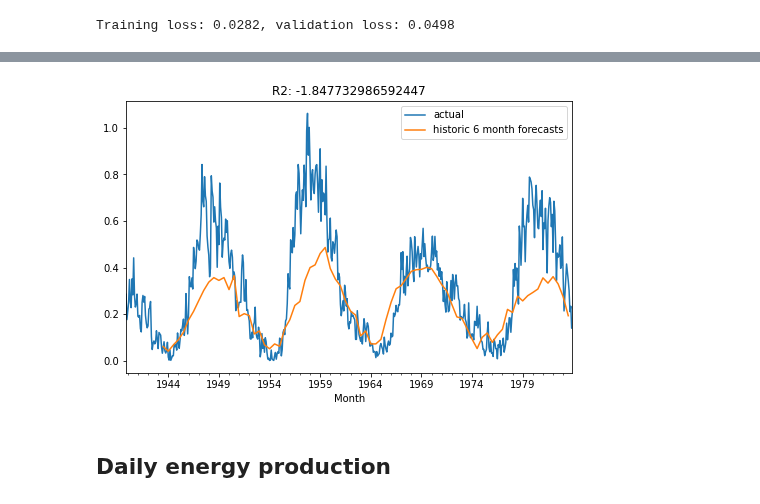
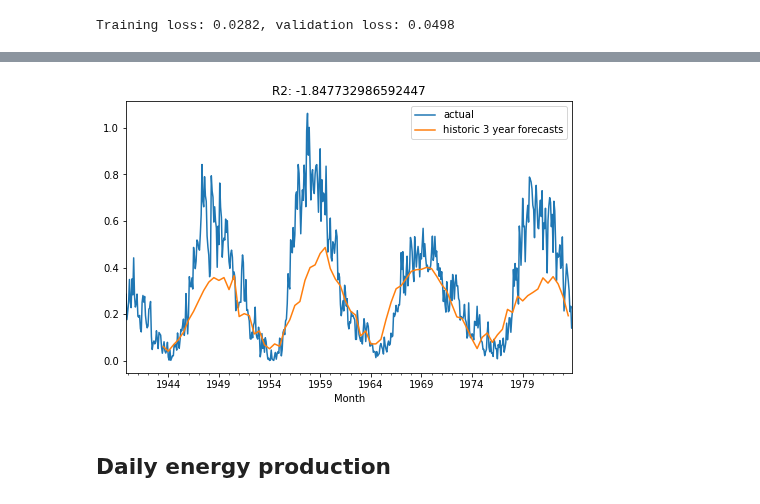
Before and after one commit to unit8co/darts, a Jupyter notebook: examples/TCN-examples.ipynb, the cells around one changed output, grey strips where cells are left out. Cells and saved outputs as stored; diff of their text form; code cells hidden in the pictures.

Commit message:
fix(examples): fixed TCN example plot legends

```diff
--- a/examples/TCN-examples.ipynb
+++ b/examples/TCN-examples.ipynb
@@ -20,12 +20,12 @@ def transform_data(series, train, val):
     ts_transformed = transformer.transform(series)
     return ts_transformed, train_transformed, val_transformed
 # %%
-def display_forecast(pred_series, ts_transformed, start_date=None):
+def display_forecast(pred_series, ts_transformed, forecast_type, start_date=None):
     plt.figure(figsize=(8,5))
     if (start_date):
         ts_transformed = ts_transformed.drop_before(start_date)
     ts_transformed.univariate_component(0).plot(label='actual')
-    pred_series.plot(label='historic 6 month forecasts')
+    pred_series.plot(label=('historic ' + forecast_type + ' forecasts'))
     plt.title('R2: {}'.format(r2_score(pred_series, ts_transformed.univariate_component(0))))
     plt.legend();
 # %% [markdown]
@@ -120,5 +120,5 @@ pred_series = backtest_forecasting(
     retrain=False,
     verbose=True
 )
-display_forecast(pred_series, series_sp_transformed, start_date=pd.Timestamp('19391001'))
+display_forecast(pred_series, series_sp_transformed, '3 year', start_date=pd.Timestamp('19391001'))
 # %% [output]
@@ -126,4 +126,4 @@ display_forecast(pred_series, series_sp_transformed, start_date=pd.Timestamp('19
-[figure, old version]
+[figure, new version]
 # %% [markdown]
 ## Daily energy production
 # %%
```
Also changed, not shown: parts of 6 cells of this notebook.
